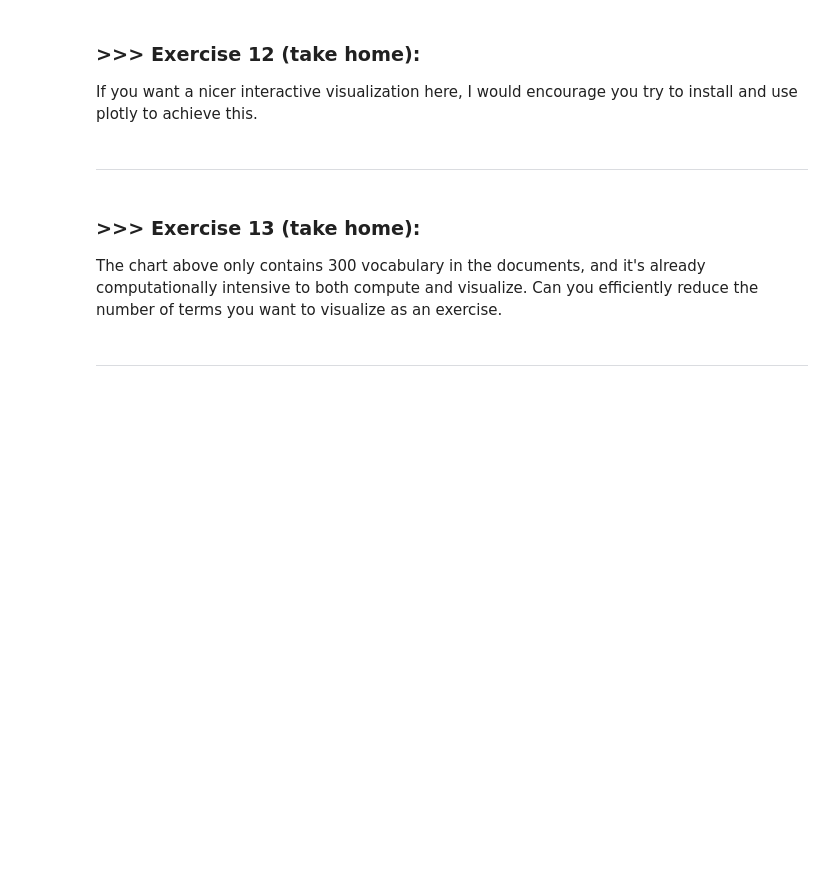
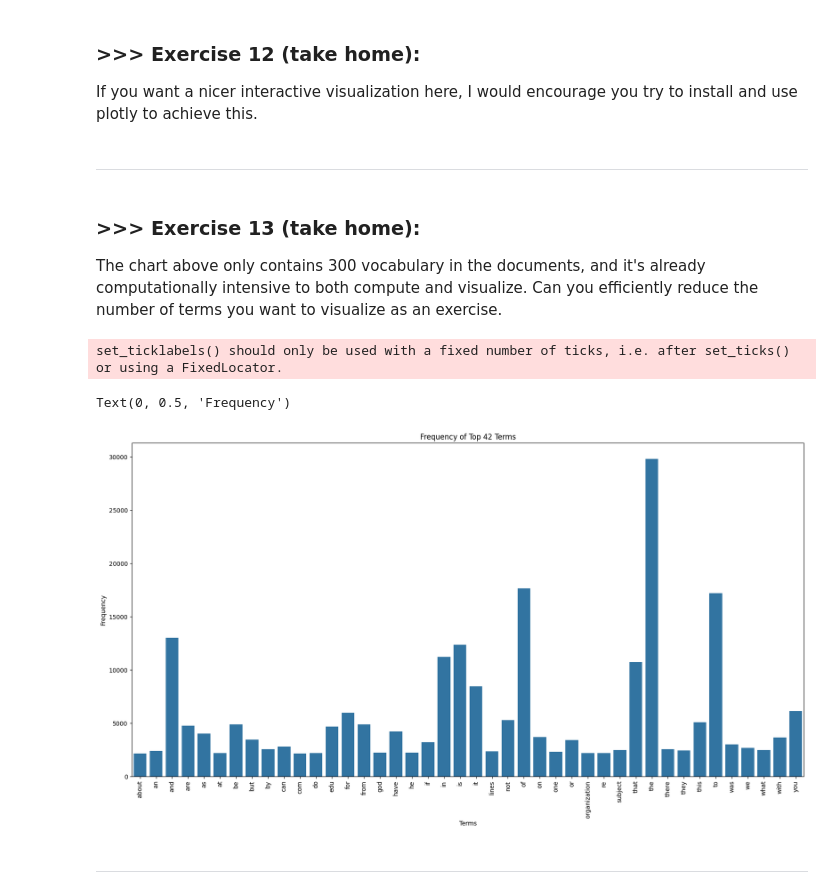
Before and after one commit to gepz/DM2025-Lab1-Exercise, a Jupyter notebook: DM2025-Lab1-Master.ipynb, the cells around one changed output. Drawn from its saved outputs; the diff is of its cells as text; code cells hidden in the pictures; blank space fills up the shorter version.

```diff
--- a/DM2025-Lab1-Master.ipynb
+++ b/DM2025-Lab1-Master.ipynb
@@ -1058,3 +1206,31 @@ The chart above only contains 300 vocabulary in the documents, and it's already
+# %%
+# Answer here
+num_top_terms = 42
+
+# surely I can just go back to use seaborn here?
+# use argsort to find the indices of the top N terms
+# take the last num_top_terms to get the most frequent ones
+top_indices = term_frequencies.argsort()[-num_top_terms:]
+# it's strange that the exercise expects the top_indices to be in numerical order by default here, unlike the next exercise where no sorting is required.
+top_indices.sort()
+
+# names of the top terms by indices
+top_terms = count_vect.get_feature_names_out()[top_indices]
+
+# frequencies of the top terms
+top_frequencies = term_frequencies[top_indices]
+
+# bar plot
+plt.subplots(figsize=(20, 10))
+g = sns.barplot(x=top_terms, y=top_frequencies)
+g.set_xticklabels(top_terms, rotation=90)
+plt.title(f"Frequency of Top {num_top_terms} Terms")
+plt.xlabel("Terms")
+plt.ylabel("Frequency")
+# %% [output]
+set_ticklabels() should only be used with a fixed number of ticks, i.e. after set_ticks() or using a FixedLocator.
+Text(0, 0.5, 'Frequency')
+[figure, added]
 # %% [markdown]
 ---
 # %% [markdown]
```
Also changed, not shown: parts of 36 cells of this notebook, 1 other file.
